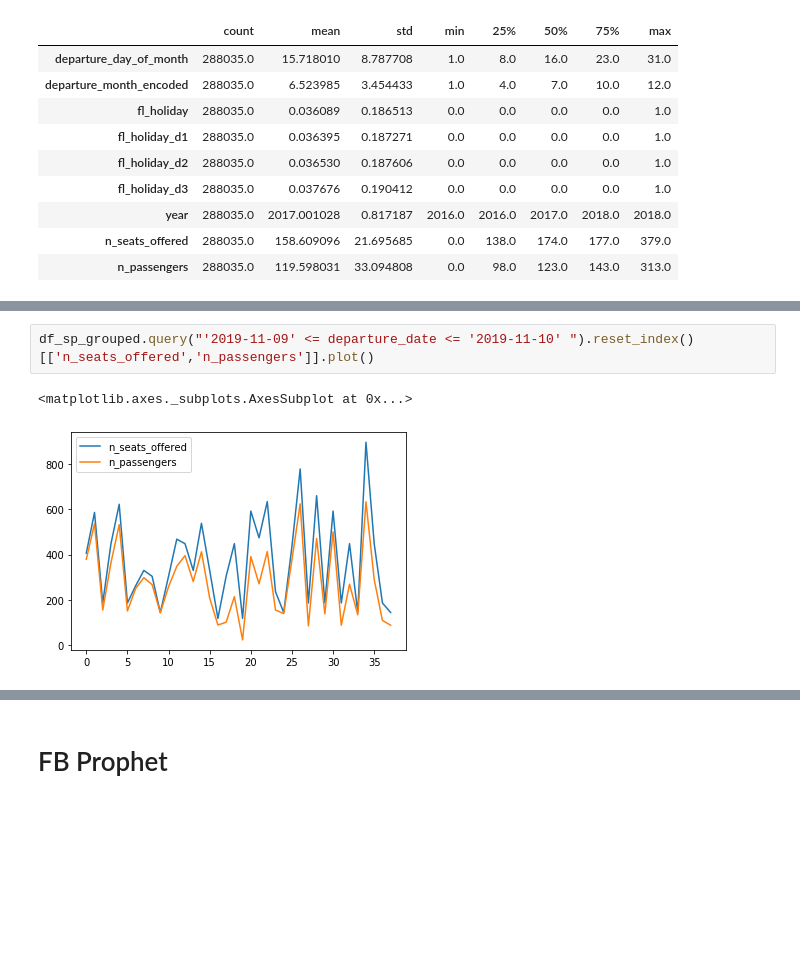
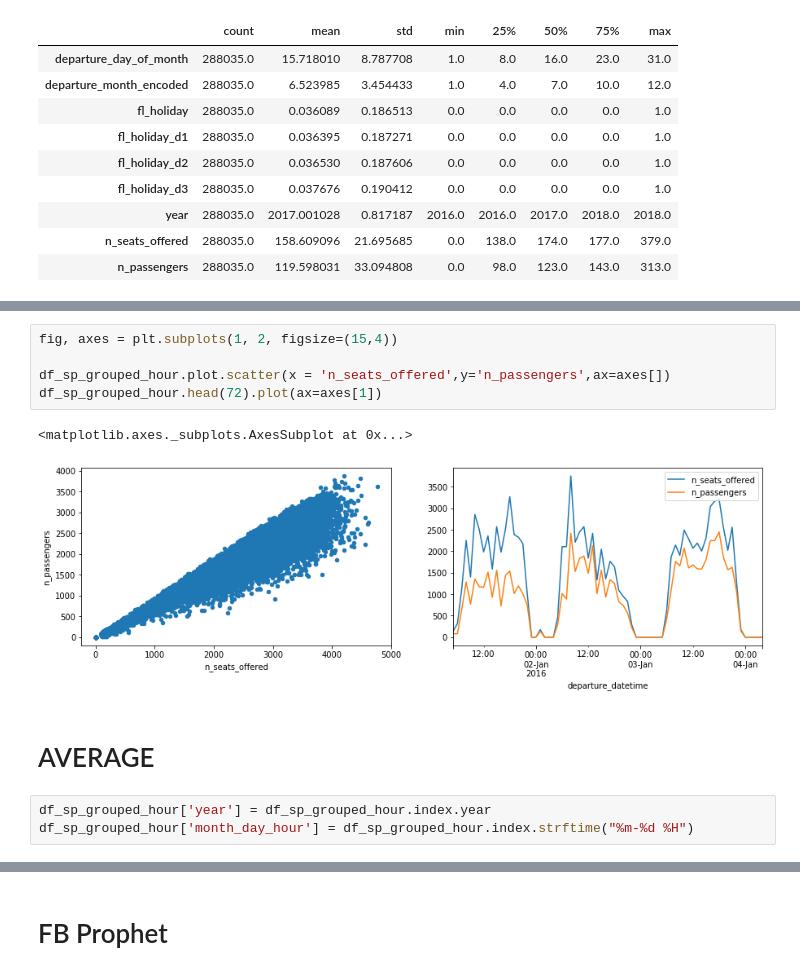
Before and after one commit to welberthdouglas/Civil_Aviation_ML, a Jupyter notebook: CA_SP-RJ.ipynb, the cells around one changed output, grey strips where cells are left out. Saved outputs shown, nothing was run; the diff lists cells and outputs as text; blank space fills up the shorter version.

Commit message:
average eval added

```diff
--- a/CA_SP-RJ.ipynb
+++ b/CA_SP-RJ.ipynb
@@ -293,5 +283,13 @@ df_sp_grouped.groupby('WeekofYear').agg(n_passengers = ('n_passengers','sum'),
-# %%
-df_sp_grouped.query("'2019-11-09' <= departure_date <= '2019-11-10' ").reset_index()[['n_seats_offered','n_passengers']].plot()
-# %% [output]
-<matplotlib.axes._subplots.AxesSubplot at 0x...>
-[figure, removed]
+# %%
+fig, axes = plt.subplots(1, 2, figsize=(15,4))
+
+df_sp_grouped_hour.plot.scatter(x = 'n_seats_offered',y='n_passengers',ax=axes[])
+df_sp_grouped_hour.head(72).plot(ax=axes[1])
+# %% [output]
+<matplotlib.axes._subplots.AxesSubplot at 0x...>
+[figure, added]
+# %% [markdown]
+# AVERAGE
+# %%
+df_sp_grouped_hour['year'] = df_sp_grouped_hour.index.year
+df_sp_grouped_hour['month_day_hour'] = df_sp_grouped_hour.index.strftime("%m-%d %H")
```
Also changed, not shown: parts of 15 cells of this notebook.
